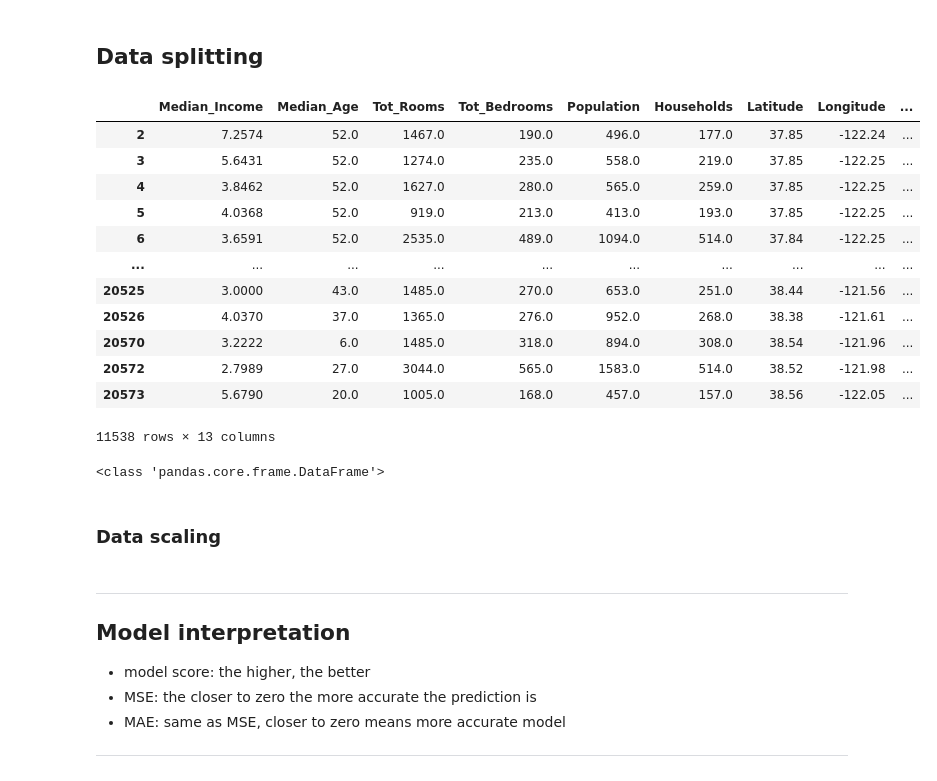
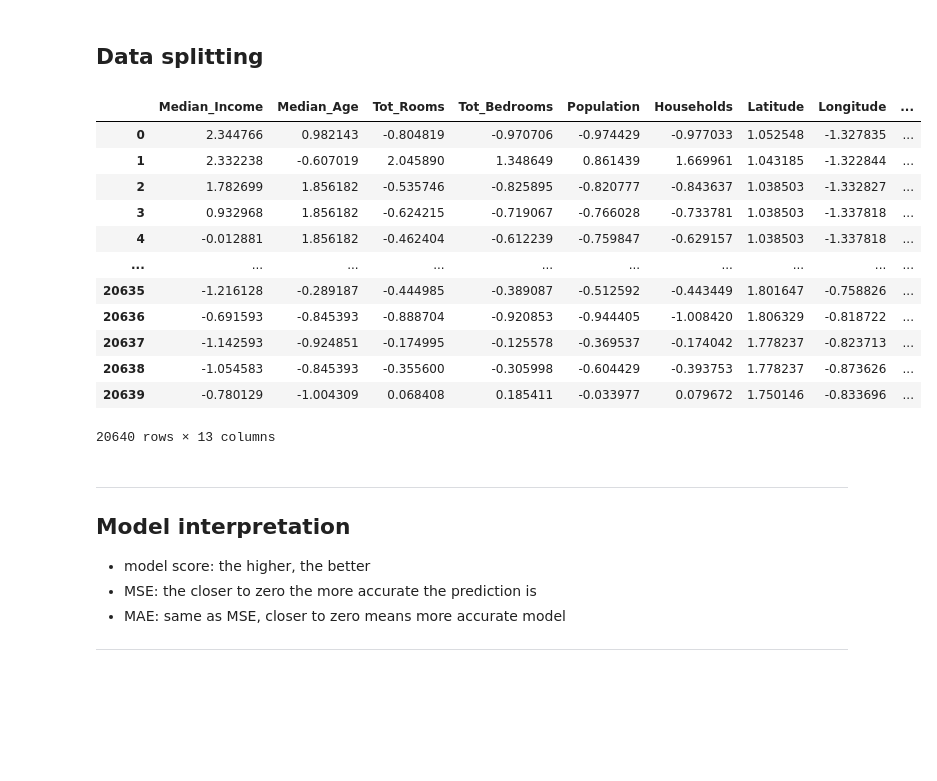
Before and after one commit to 1MR-Joe/ML-proj, a Jupyter notebook: problem2.ipynb, the cells around one changed output. Cells and saved outputs as stored; diff of their text form; code cells hidden in the pictures; blank space fills up the shorter version.

```diff
--- a/problem2.ipynb
+++ b/problem2.ipynb
@@ -101,0 +119,5 @@ sns.pairplot(data=df.drop(removed_cols, axis = 1, inplace=False), diag_kind='kde
+# %%
+scaler = StandardScaler()
+scaled_data = scaler.fit_transform(df)
+scaled_data = pd.DataFrame(scaled_data, columns=df.columns)
+scaled_data.head()
@@ -102,32 +131,26 @@ sns.pairplot(data=df.drop(removed_cols, axis = 1, inplace=False), diag_kind='kde
 # %% [markdown]
 ## Data splitting
 # %%
-y = no_outliers['Median_House_Value']
-x = no_outliers.drop(['Median_House_Value'], axis=1)
+x = scaled_data.drop(['Median_House_Value'], axis=1)
+y = scaled_data['Median_House_Value']
 x
 # %% [output]
 |  | Median_Income | Median_Age | Tot_Rooms | Tot_Bedrooms | Population | Households | Latitude | Longitude | ... |
-| 2 | 7.2574 | 52.0 | 1467.0 | 190.0 | 496.0 | 177.0 | 37.85 | -122.24 | ... |
-| 3 | 5.6431 | 52.0 | 1274.0 | 235.0 | 558.0 | 219.0 | 37.85 | -122.25 | ... |
-| 4 | 3.8462 | 52.0 | 1627.0 | 280.0 | 565.0 | 259.0 | 37.85 | -122.25 | ... |
-| 5 | 4.0368 | 52.0 | 919.0 | 213.0 | 413.0 | 193.0 | 37.85 | -122.25 | ... |
-| 6 | 3.6591 | 52.0 | 2535.0 | 489.0 | 1094.0 | 514.0 | 37.84 | -122.25 | ... |
+| 0 | 2.344766 | 0.982143 | -0.804819 | -0.970706 | -0.974429 | -0.977033 | 1.052548 | -1.327835 | ... |
+| 1 | 2.332238 | -0.607019 | 2.045890 | 1.348649 | 0.861439 | 1.669961 | 1.043185 | -1.322844 | ... |
+| 2 | 1.782699 | 1.856182 | -0.535746 | -0.825895 | -0.820777 | -0.843637 | 1.038503 | -1.332827 | ... |
+| 3 | 0.932968 | 1.856182 | -0.624215 | -0.719067 | -0.766028 | -0.733781 | 1.038503 | -1.337818 | ... |
+| 4 | -0.012881 | 1.856182 | -0.462404 | -0.612239 | -0.759847 | -0.629157 | 1.038503 | -1.337818 | ... |
 | ... | ... | ... | ... | ... | ... | ... | ... | ... | ... |
-| 20525 | 3.0000 | 43.0 | 1485.0 | 270.0 | 653.0 | 251.0 | 38.44 | -121.56 | ... |
-| 20526 | 4.0370 | 37.0 | 1365.0 | 276.0 | 952.0 | 268.0 | 38.38 | -121.61 | ... |
-| 20570 | 3.2222 | 6.0 | 1485.0 | 318.0 | 894.0 | 308.0 | 38.54 | -121.96 | ... |
-| 20572 | 2.7989 | 27.0 | 3044.0 | 565.0 | 1583.0 | 514.0 | 38.52 | -121.98 | ... |
-| 20573 | 5.6790 | 20.0 | 1005.0 | 168.0 | 457.0 | 157.0 | 38.56 | -122.05 | ... |
+| 20635 | -1.216128 | -0.289187 | -0.444985 | -0.389087 | -0.512592 | -0.443449 | 1.801647 | -0.758826 | ... |
+| 20636 | -0.691593 | -0.845393 | -0.888704 | -0.920853 | -0.944405 | -1.008420 | 1.806329 | -0.818722 | ... |
+| 20637 | -1.142593 | -0.924851 | -0.174995 | -0.125578 | -0.369537 | -0.174042 | 1.778237 | -0.823713 | ... |
+| 20638 | -1.054583 | -0.845393 | -0.355600 | -0.305998 | -0.604429 | -0.393753 | 1.778237 | -0.873626 | ... |
+| 20639 | -0.780129 | -1.004309 | 0.068408 | 0.185411 | -0.033977 | 0.079672 | 1.750146 | -0.833696 | ... |
-11538 rows × 13 columns
+20640 rows × 13 columns
 # %%
 #split the data 70:30
 x_train, x_validationAndTest, y_train, y_validationAndTest = train_test_split(x, y, train_size=0.7)
 
 #split the 30 50:50
 x_validation, x_test, y_validation, y_test = train_test_split(x_validationAndTest, y_validationAndTest, train_size=0.5)
-
-print(type(x_train))
-# %% [output]
-<class 'pandas.core.frame.DataFrame'>
-# %% [markdown]
-### Data scaling
```
Also changed, not shown: parts of 17 cells of this notebook.
